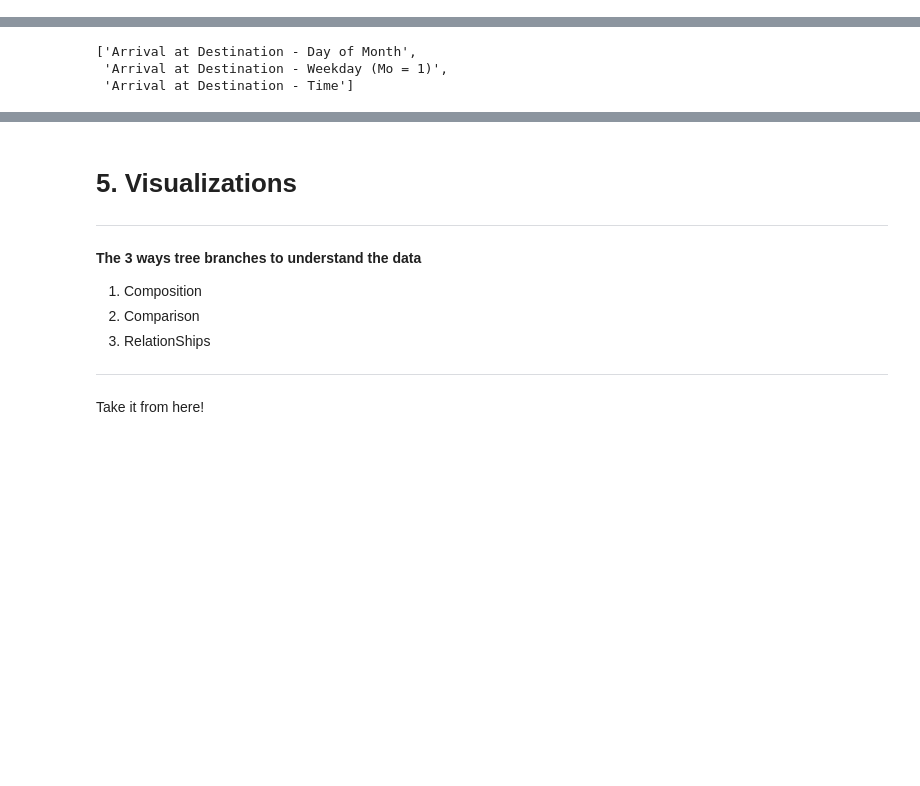
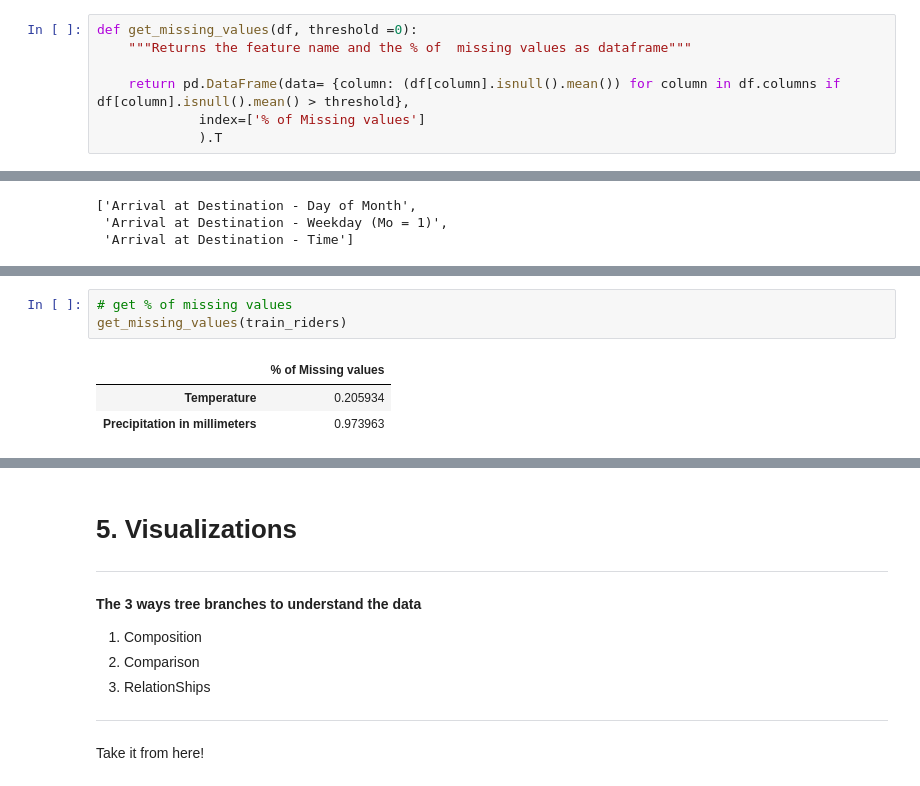
Before and after one commit to Explore-EDSA-2020/Regression-Sendy-Logistics-Challenge, a Jupyter notebook: notebook/Sendy_logistics_EDA.ipynb, the cells around one changed output, grey strips where cells are left out. Cells and saved outputs as stored; diff of their text form; blank space fills up the shorter version.

```diff
--- a/notebook/Sendy_logistics_EDA.ipynb
+++ b/notebook/Sendy_logistics_EDA.ipynb
@@ -131,0 +166,7 @@ Arrival at Pickup - Time - Time of day the rider arrived at the location to pick
+# %%
+def get_missing_values(df, threshold =0):
+    """Returns the feature name and the % of  missing values as dataframe"""
+
+    return pd.DataFrame(data= {column: (df[column].isnull().mean()) for column in df.columns if df[column].isnull().mean() > threshold},
+             index=['% of Missing values']
+             ).T
@@ -222,0 +315,7 @@ column_test = test_riders.columns.to_list()
+# %%
+# get % of missing values
+get_missing_values(train_riders)
+# %% [output]
+|  | % of Missing values |
+| Temperature | 0.205934 |
+| Precipitation in millimeters | 0.973963 |
```
Also changed, not shown: parts of 18 cells of this notebook.
